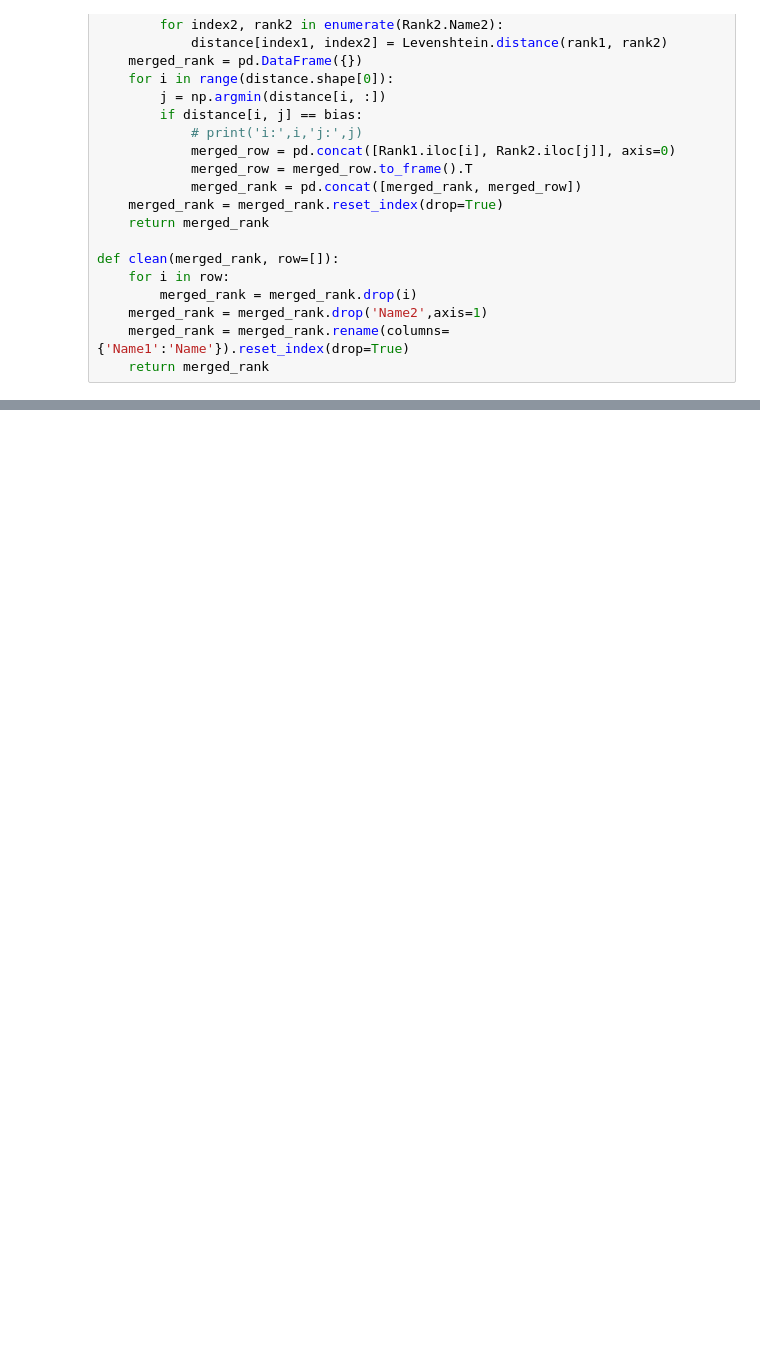
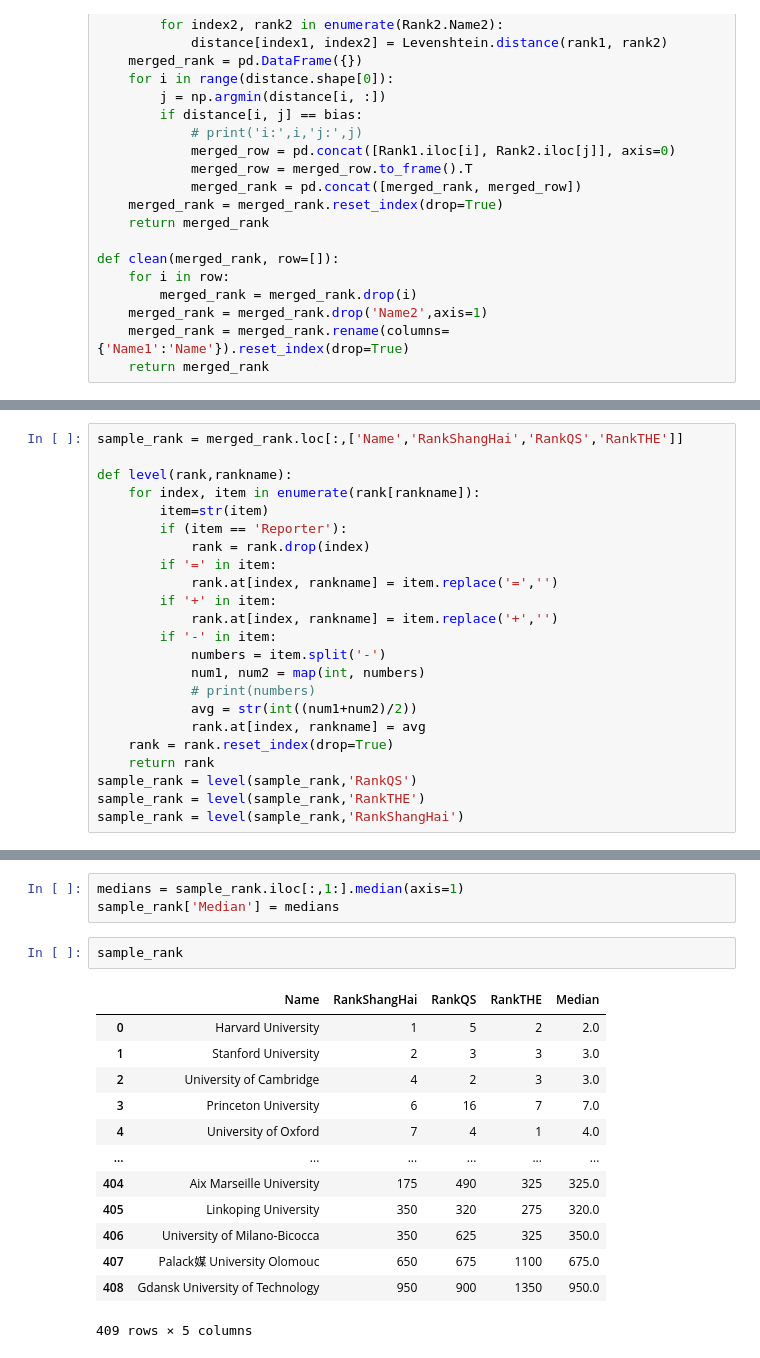
Before and after one commit to Menamot/ISCF, a Jupyter notebook: test.ipynb, the cells around one changed output, grey strips where cells are left out. Drawn from its saved outputs; the diff is of its cells as text; blank space fills up the shorter version.

```diff
--- a/test.ipynb
+++ b/test.ipynb
@@ -74,0 +120,23 @@ merged_rank
+# %%
+sample_rank = merged_rank.loc[:,['Name','RankShangHai','RankQS','RankTHE']]
+
+def level(rank,rankname):
+    for index, item in enumerate(rank[rankname]):
+        item=str(item)
+        if (item == 'Reporter'):
+            rank = rank.drop(index)
+        if '=' in item:
+            rank.at[index, rankname] = item.replace('=','')
+        if '+' in item:
+            rank.at[index, rankname] = item.replace('+','')
+        if '-' in item:
+            numbers = item.split('-')
+            num1, num2 = map(int, numbers)
+            # print(numbers)
+            avg = str(int((num1+num2)/2))
+            rank.at[index, rankname] = avg
+    rank = rank.reset_index(drop=True)
+    return rank
+sample_rank = level(sample_rank,'RankQS')
+sample_rank = level(sample_rank,'RankTHE')
+sample_rank = level(sample_rank,'RankShangHai')
@@ -74,0 +159,19 @@ merged_rank
+# %%
+medians = sample_rank.iloc[:,1:].median(axis=1)
+sample_rank['Median'] = medians
+# %%
+sample_rank
+# %% [output]
+|  | Name | RankShangHai | RankQS | RankTHE | Median |
+| 0 | Harvard University | 1 | 5 | 2 | 2.0 |
+| 1 | Stanford University | 2 | 3 | 3 | 3.0 |
+| 2 | University of Cambridge | 4 | 2 | 3 | 3.0 |
+| 3 | Princeton University | 6 | 16 | 7 | 7.0 |
+| 4 | University of Oxford | 7 | 4 | 1 | 4.0 |
+| ... | ... | ... | ... | ... | ... |
+| 404 | Aix Marseille University | 175 | 490 | 325 | 325.0 |
+| 405 | Linkoping University | 350 | 320 | 275 | 320.0 |
+| 406 | University of Milano-Bicocca | 350 | 625 | 325 | 350.0 |
+| 407 | Palack媒 University Olomouc | 650 | 675 | 1100 | 675.0 |
+| 408 | Gdansk University of Technology | 950 | 900 | 1350 | 950.0 |
+409 rows × 5 columns
```
Also changed, not shown: parts of 7 cells of this notebook, 4 other files.
